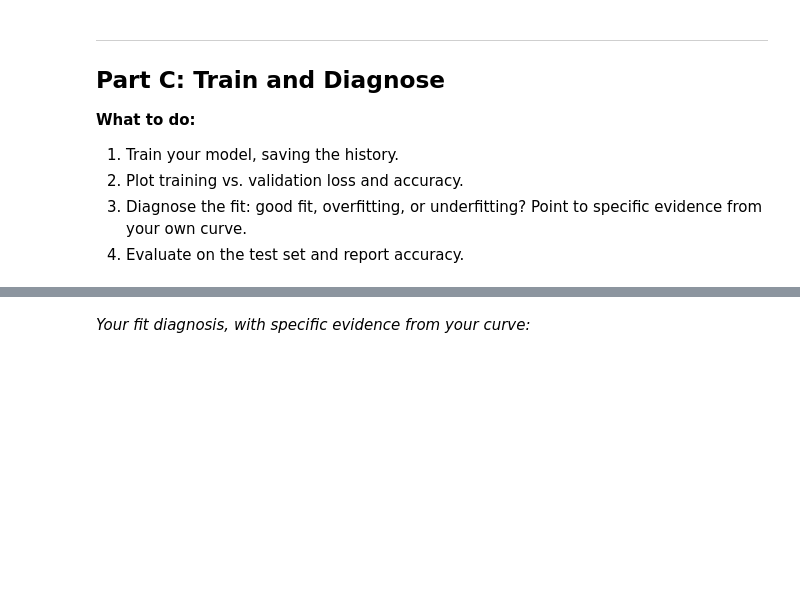
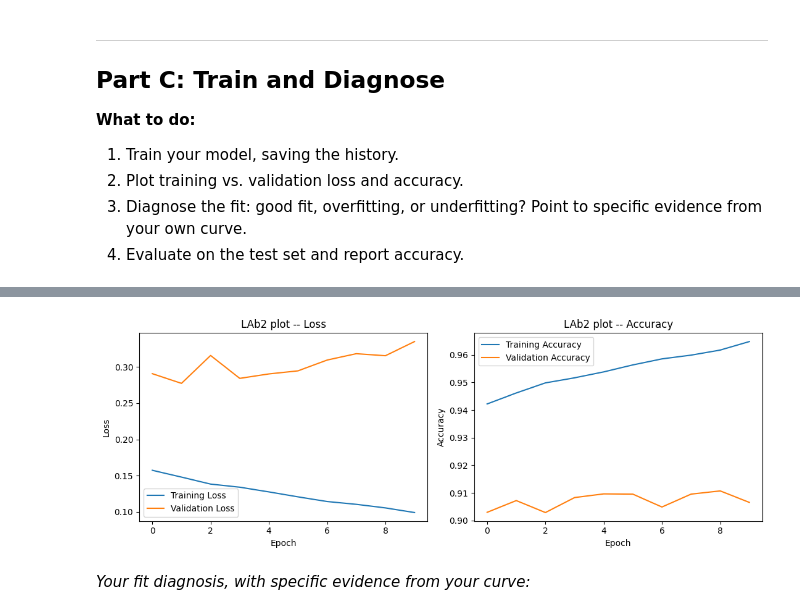
Before and after one commit to LoganBanister/IT480-FA26, a Jupyter notebook: Lab2/Lab2_CNN_PetFinder_Starter.ipynb, the cells around one changed output, grey strips where cells are left out. Drawn from its saved outputs; the diff is of its cells as text; code cells hidden in the pictures; blank space fills up the shorter version.

```diff
--- a/Lab2/Lab2_CNN_PetFinder_Starter.ipynb
+++ b/Lab2/Lab2_CNN_PetFinder_Starter.ipynb
@@ -67,8 +90,26 @@ y_test = to_categorical(y_test, 10)
 Write your architecture below, then write one paragraph justifying every choice, using the conventions from lecture (filters growing with depth, 3x3 kernels, funnel-shaped Dense layers, and so on).
 # %%
 # Build your CNN model here
+
+model = Sequential()
+
+# 1st CNN layer
+model.add(Conv2D(32, kernel_size=(3, 3), activation='relu', input_shape=(28, 28, 1)))
+model.add(MaxPooling2D(pool_size=(2, 2)))
+
+# 2nd Cnn layer
+model.add(Conv2D(64, kernel_size=(3, 3), activation='relu'))
+model.add(MaxPooling2D(pool_size=(2, 2)))
+
+# Flatten layer
+model.add(Flatten())
+
+# Fully connected output layer
+model.add(Dense(10, activation='softmax'))
 # %%
 # Compile your model here
+
+model.compile(optimizer="adam", loss="categorical_crossentropy", metrics=["accuracy"])
 # %% [markdown]
 *Your architecture justification (one paragraph):*
 # %% [markdown]
@@ -82,3 +123,13 @@ Write your architecture below, then write one paragraph justifying every choice,
 4. Evaluate on the test set and report accuracy.
 # %%
 # Train your model here (save the result as `history`)
+
+
+
+history = model.fit(
+    x_train, y_train,
+    validation_split=0.2,
+    epochs=10,
+    batch_size=32,
+    verbose=1
+)
@@ -85,5 +157,10 @@ Write your architecture below, then write one paragraph justifying every choice,
 # %%
 # Plot training vs. validation loss and accuracy here
+
+
+plot_history(history, "LAb2 plot", show_accuracy=True)
+# %% [output]
+[figure, added]
 # %% [markdown]
 *Your fit diagnosis, with specific evidence from your curve:*
 # %%
```
Also changed, not shown: parts of 8 cells of this notebook.
